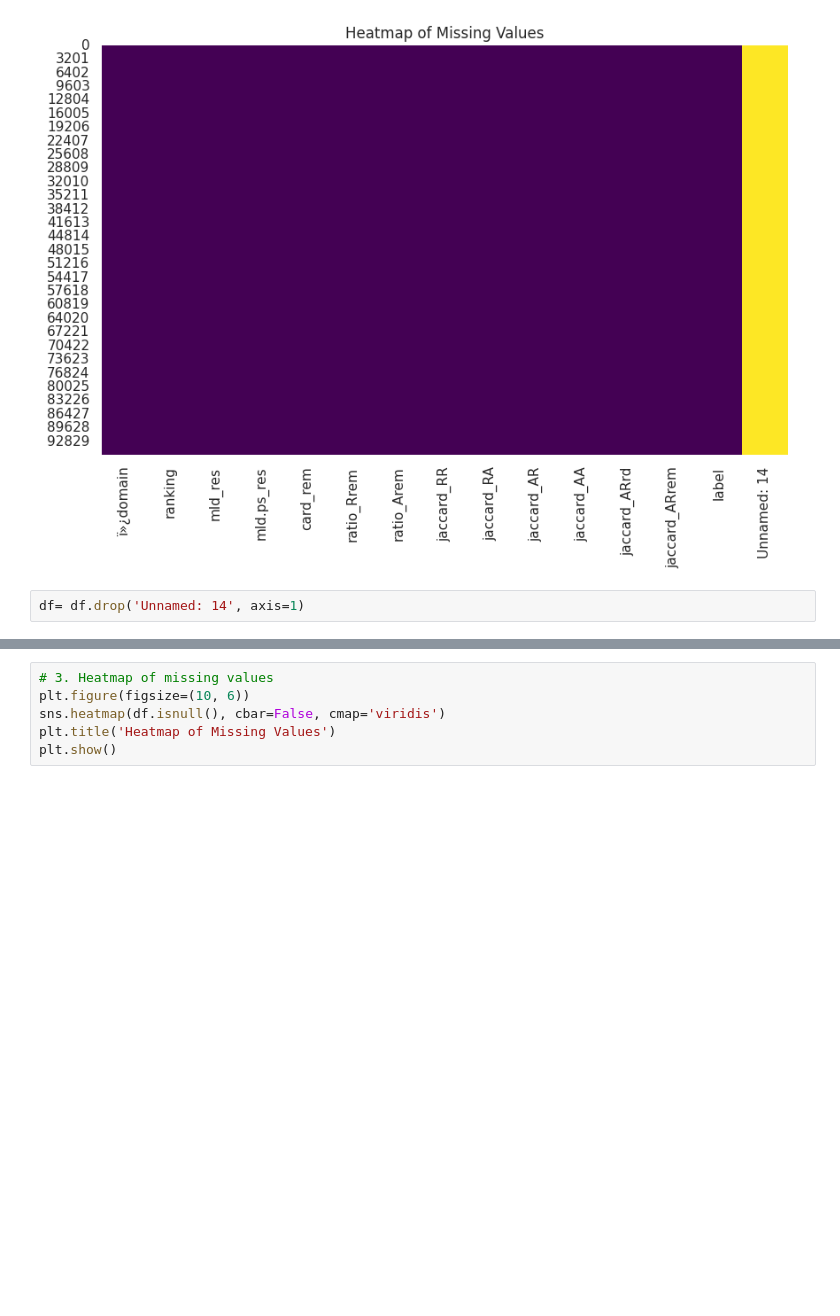
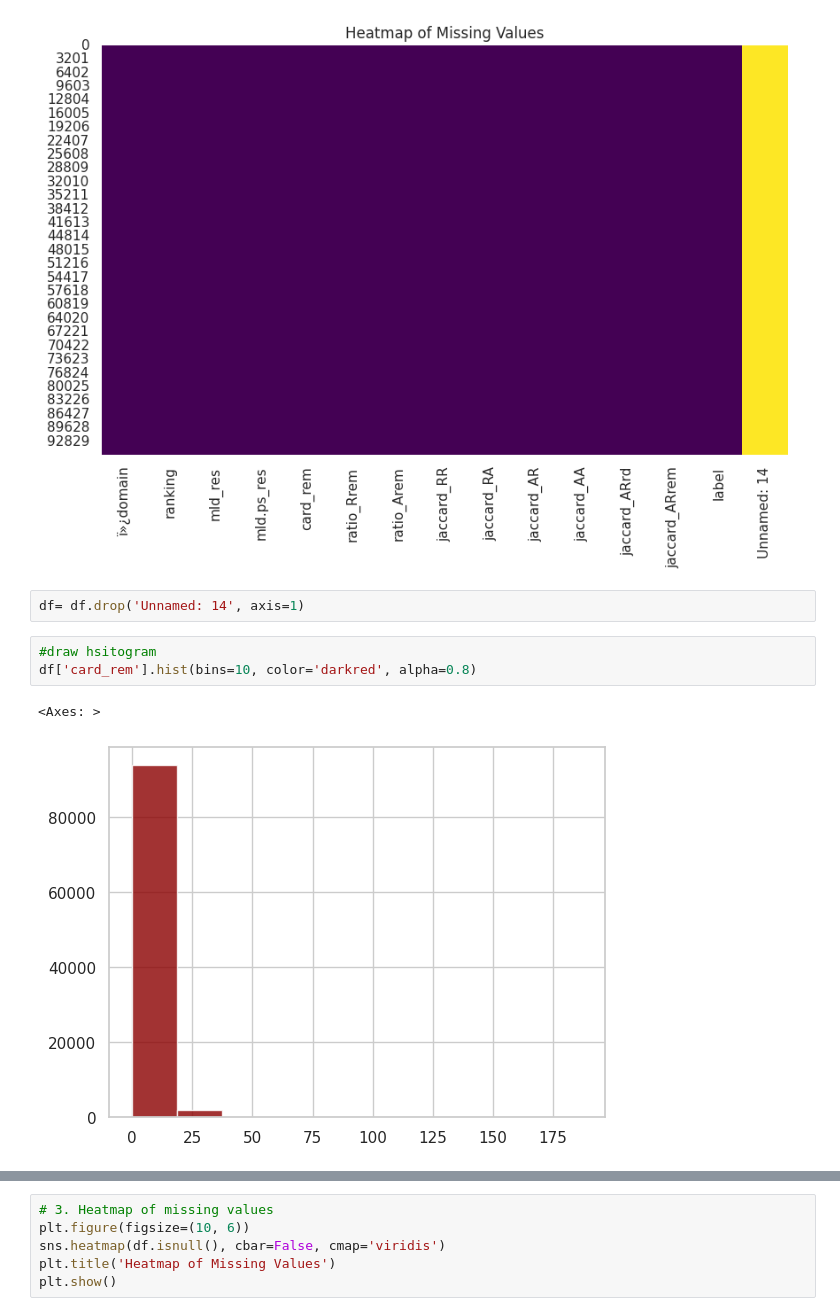
Before and after one commit to abigailayimbisa/weight-biases-assignment, a Jupyter notebook: Abigail(weight&baises)Logistic_regression&DT.ipynb, the cells around one changed output, grey strips where cells are left out. Saved outputs shown, nothing was run; the diff lists cells and outputs as text; blank space fills up the shorter version.

```diff
--- a/Abigail(weight&baises)Logistic_regression&DT.ipynb
+++ b/Abigail(weight&baises)Logistic_regression&DT.ipynb
@@ -171,3 +171,9 @@ plt.show()
 [figure]
 # %%
 df= df.drop('Unnamed: 14', axis=1)
+# %%
+#draw hsitogram
+df['card_rem'].hist(bins=10, color='darkred', alpha=0.8)
+# %% [output]
+<Axes: >
+[figure, added]
```
Also changed, not shown: parts of 2 cells of this notebook.
